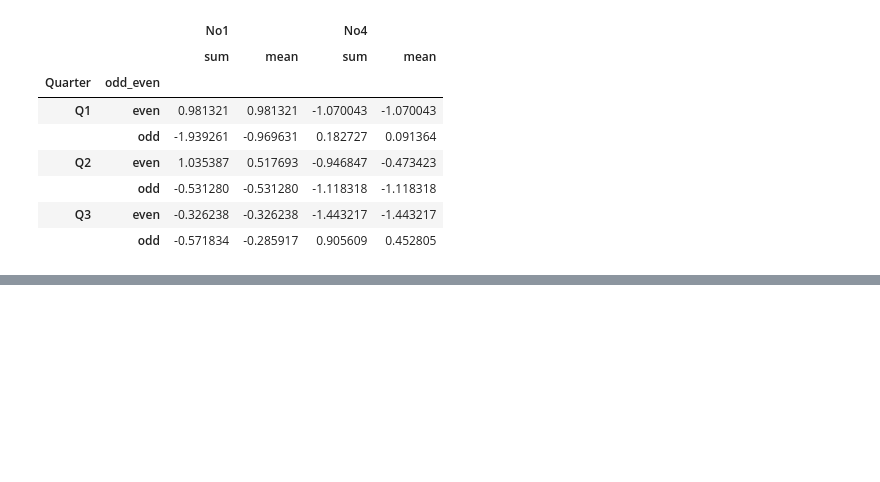
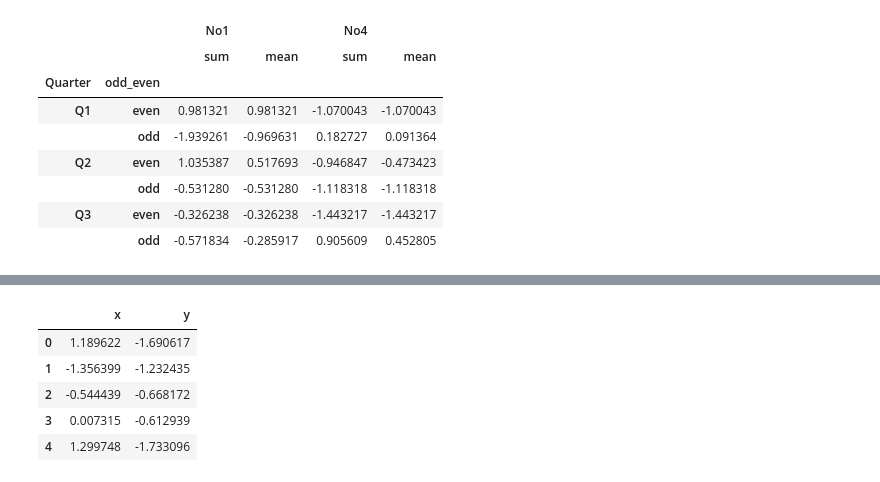
Before and after one commit to duxingru0206-ui/Python-for-Finance, a Jupyter notebook: Chapter_Code_Practice/Pandas.ipynb, the cells around one changed output, grey strips where cells are left out. Drawn from its saved outputs; the diff is of its cells as text; code cells hidden in the pictures; blank space fills up the shorter version.

```diff
--- a/Chapter_Code_Practice/Pandas.ipynb
+++ b/Chapter_Code_Practice/Pandas.ipynb
@@ -490,0 +509,9 @@ groups[['No1','No4']].aggregate([sum,np.mean])
+# %%
+df.head()
+# %% [output]
+|  | x | y |
+| 0 | 1.189622 | -1.690617 |
+| 1 | -1.356399 | -1.232435 |
+| 2 | -0.544439 | -0.668172 |
+| 3 | 0.007315 | -0.612939 |
+| 4 | 1.299748 | -1.733096 |
```
Also changed, not shown: parts of 11 cells of this notebook.
